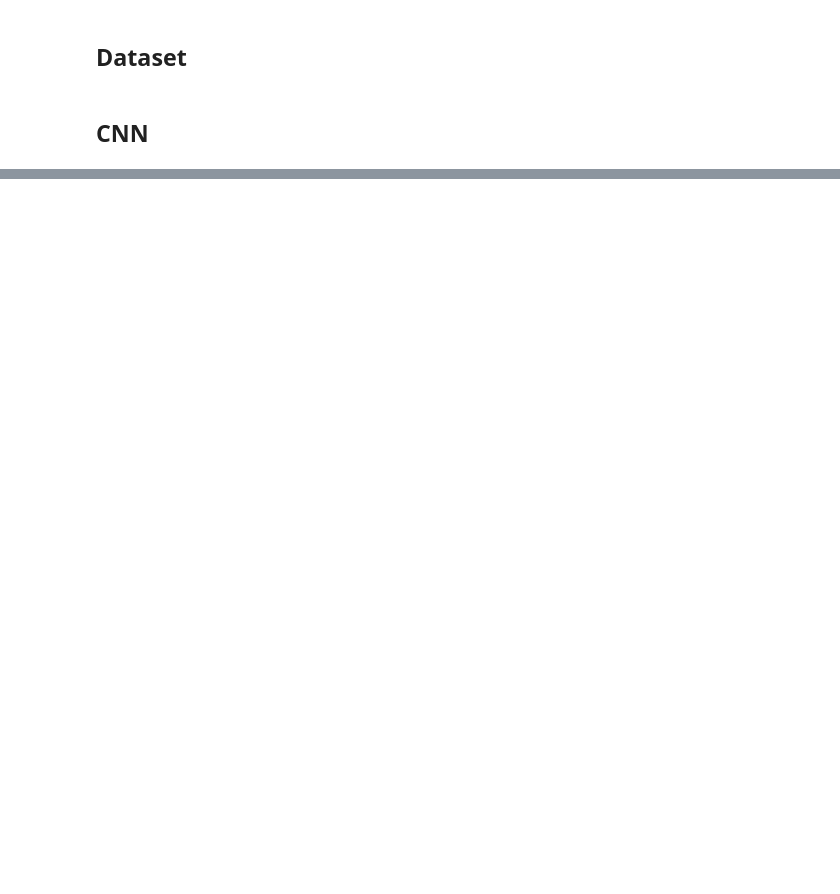
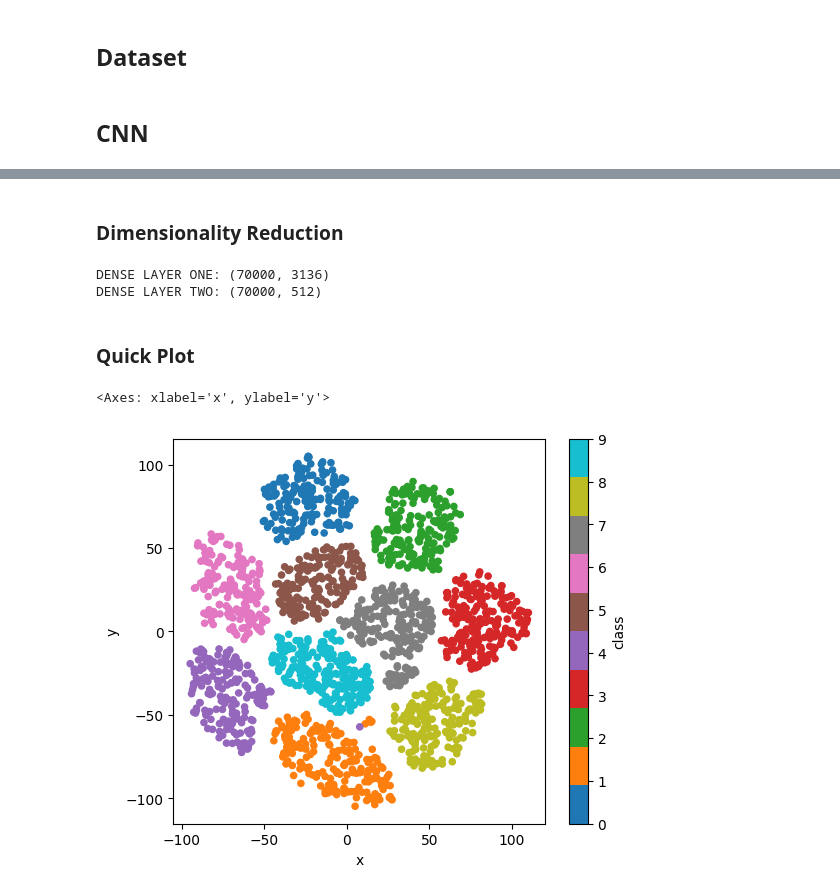
Before and after one commit to c1014695Newcastle/PyTorch_Telea_Projections, a Jupyter notebook: MNIST/CNN.ipynb, the cells around one changed output, grey strips where cells are left out. Saved outputs shown, nothing was run; the diff lists cells and outputs as text; code cells hidden in the pictures; blank space fills up the shorter version.

Commit message:
Added layer extraction method to CNN code, generated dimensionally reduced datasets for both dense layers

```diff
--- a/MNIST/CNN.ipynb
+++ b/MNIST/CNN.ipynb
@@ -105,9 +108,9 @@ class CNN(nn.Module):
         self.fc1 = nn.Linear(3136, 3136)
         self.dropout3 = nn.Dropout(0.5)
         self.fc2 = nn.Linear(3136, 512)
-        self.fc3 = nn.Linear(512, 10)
+        self.out = nn.Linear(512, 10)
 
-    def forward(self, x):
+    def forward(self, x, output = 3):
         x = F.relu(self.conv1(x))
         x = F.relu(self.conv2(x))
         x = self.pool1(x)
@@ -121,9 +124,15 @@ class CNN(nn.Module):
         x = x.view(-1, 64 * 7 * 7)
 
         x = F.relu(self.fc1(x))
+        if output == 1:
+            return x
         x = self.dropout3(x)
+
         x = F.relu(self.fc2(x))
-        x = self.fc3(x)
+        if output == 2:
+            return x
+
+        x = self.out(x)
         return x
 
 
@@ -144,7 +153,7 @@ def train(epoch):
 
         optimizer.zero_grad()
 
-        output = cnn(data)
+        output = cnn(data, output=3)
 
         loss = loss_function(output, target)
 
@@ -168,7 +177,7 @@ def test():
 
             data, target = data.to(device), target.to(device)
 
-            output = cnn(data)
+            output = cnn(data, output=3)
 
             test_loss += loss_function(output, target).item()
 
@@ -208,0 +264,42 @@ torch.save(cnn.state_dict(), '../Saved/MNIST_CNN_TRAINED.pt')
+# %%
+activations_l1 = np.array(activations_l1)
+predictions_l1_df = pd.DataFrame(predictions_l1, columns=['prediction'])
+labels_l1_df = pd.DataFrame(np.array(labels_l1).flatten()[:70000], columns=['class'])
+
+activations_l2 = np.array(activations_l2)
+predictions_l2_df = pd.DataFrame(predictions_l2, columns=['prediction'])
+labels_l2_df = pd.DataFrame(np.array(labels_l2).flatten()[:70000], columns=['class'])
+# %% [markdown]
+### Dimensionality Reduction
+# %%
+print('DENSE LAYER ONE:', activations_l1.shape)
+print('DENSE LAYER TWO:', activations_l2.shape)
+# %% [output]
+DENSE LAYER ONE: (70000, 3136)
+DENSE LAYER TWO: (70000, 512)
+# %%
+from sklearn.manifold import TSNE
+
+dim_red1 = TSNE(n_components = 2, random_state=0)
+points_l1 = dim_red1.fit_transform(activations_l1)
+
+dim_red2 = TSNE(n_components = 2, random_state=0)
+points_l2 = dim_red2.fit_transform(activations_l2)
+# %%
+# Quick plot to check data
+points_l1_df = pd.DataFrame(points_l1, columns=['x','y']).join(labels_l1_df).join(predictions_l1_df)
+points_l2_df = pd.DataFrame(points_l2, columns=['x','y']).join(labels_l2_df).join(predictions_l2_df)
+# %% [markdown]
+### Quick Plot
+# %%
+plt.rcParams["figure.figsize"] = [6, 5]
+
+points_l1_df[0:2000].plot.scatter(
+    x='x',
+    y='y',
+    c='class',
+    colormap='tab10'
+)
+# %% [output]
+<Axes: xlabel='x', ylabel='y'>
+[figure, added]
```
Also changed, not shown: parts of 7 cells of this notebook, 7 other files.
